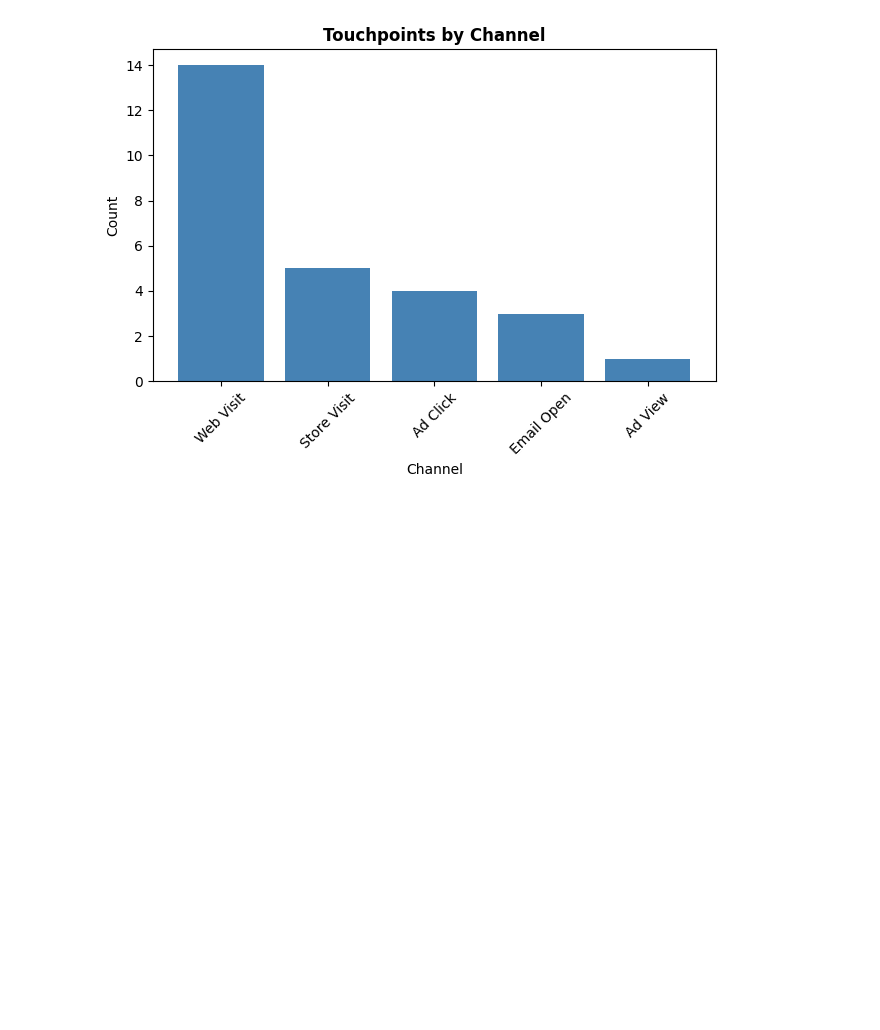
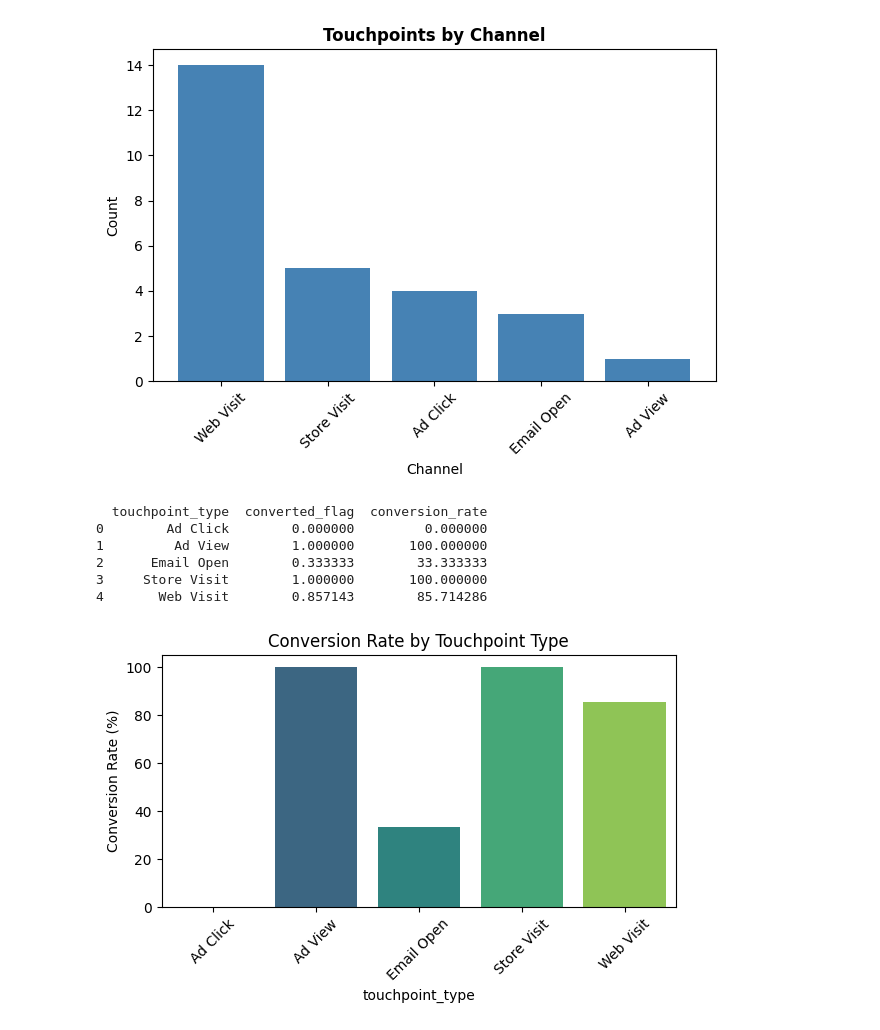
Before and after one commit to jasminemtran/EIC_Project, a Jupyter notebook: Labs/Resources/python-notebooks/EIC Project.ipynb, the cells around one changed output. Drawn from its saved outputs; the diff is of its cells as text; code cells hidden in the pictures; blank space fills up the shorter version.

Commit message:
Converted IDs to int and then string to remove the decimal point. Also worked on additional visuals

```diff
--- a/Labs/Resources/python-notebooks/EIC Project.ipynb
+++ b/Labs/Resources/python-notebooks/EIC Project.ipynb
@@ -162,14 +166,14 @@ store_id                22
 dtype: int64
 # %%
 cln_df_touchpoints = channel_touchpoints.copy()
-cln_df_touchpoints['campaign_id'].fillna('None', inplace = True)
+cln_df_touchpoints['campaign_id'].fillna(0, inplace = True)
 cln_df_touchpoints['referrer_source'].fillna('Walk In', inplace = True)
 cln_df_touchpoints['landing_page'].fillna('NA', inplace = True)
-cln_df_touchpoints['pages_viewed'].fillna(0, inplace = True)
+cln_df_touchpoints['pages_viewed'].fillna((cln_df_touchpoints['pages_viewed'].median()), inplace = True)
 cln_df_touchpoints['products_viewed'].fillna('None', inplace = True)
-cln_df_touchpoints['transaction_id'].fillna('None', inplace = True)
+cln_df_touchpoints['transaction_id'].fillna(0, inplace = True)
 cln_df_touchpoints['device_type'].fillna('Store', inplace = True)
-cln_df_touchpoints['store_id'].fillna('None', inplace = True)
+cln_df_touchpoints['store_id'].fillna(0, inplace = True)
 cln_df_touchpoints.isnull().sum()
 # %% [output]
 touchpoint_id           0
@@ -215,9 +219,9 @@ cln_df_touchpoints = cln_df_touchpoints.astype({
     'touchpoint_id': 'string',
     'customer_id': 'string',
     'session_id': 'string',
-    'campaign_id': 'string',
-    'transaction_id': 'string',
-    'store_id': 'string',
+    'campaign_id': 'int',
+    'transaction_id': 'int',
+    'store_id': 'int',
     'pages_viewed': 'int',
     'touchpoint_type': 'category',
     'channel': 'category',
@@ -225,6 +229,12 @@ cln_df_touchpoints = cln_df_touchpoints.astype({
     'device_type': 'category'
 })
 
+cln_df_touchpoints = cln_df_touchpoints.astype({
+    'campaign_id': 'string',
+    'store_id': 'string',
+    'transaction_id': 'string'
+})
+
 cln_df_touchpoints['touchpoint_timestamp'] = pd.to_datetime(cln_df_touchpoints['touchpoint_timestamp'], format='%m/%d/%y %H:%M')
 # %%
 # Analyse categorical columns uniqueness
@@ -705,0 +719,23 @@ print("hello")
+# %%
+# Calculate conversion rate by touchpoint_type
+conversion_rate = cln_df_touchpoints.groupby('touchpoint_type')['converted_flag'].mean().reset_index()
+conversion_rate['conversion_rate'] = conversion_rate['converted_flag'] * 100
+
+print(conversion_rate)
+
+# Plot using seaborn
+plt.figure(figsize=(6, 4))
+sns.barplot(data=conversion_rate, x='touchpoint_type', y='conversion_rate', palette='viridis')
+plt.xticks(rotation=45)
+plt.ylabel('Conversion Rate (%)')
+plt.title('Conversion Rate by Touchpoint Type')
+plt.tight_layout()
+plt.show()
+# %% [output]
+  touchpoint_type  converted_flag  conversion_rate
+0        Ad Click        0.000000         0.000000
+1         Ad View        1.000000       100.000000
+2      Email Open        0.333333        33.333333
+3     Store Visit        1.000000       100.000000
+4       Web Visit        0.857143        85.714286
+[figure, added]
```
Also changed, not shown: parts of 15 cells of this notebook, 2 other files.
